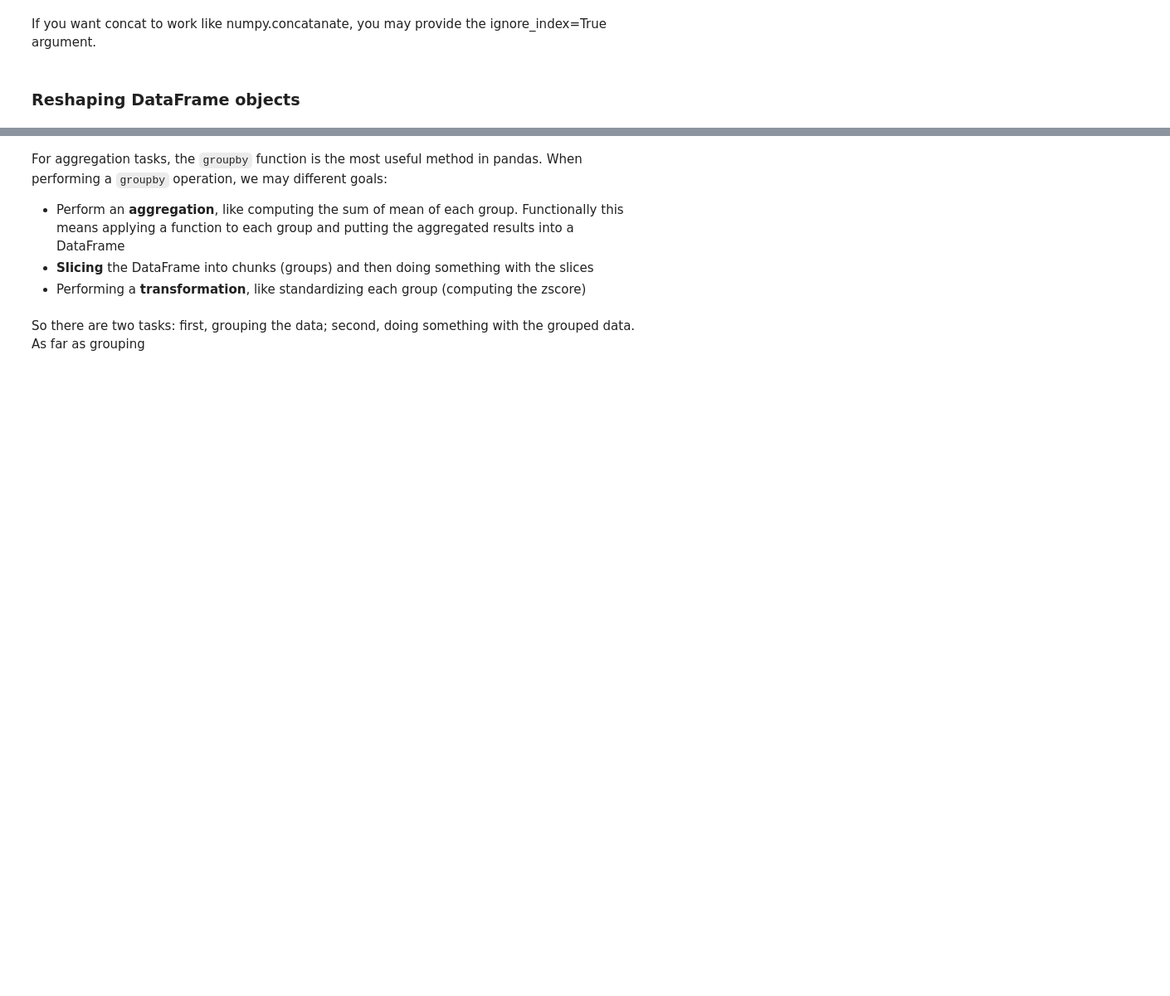
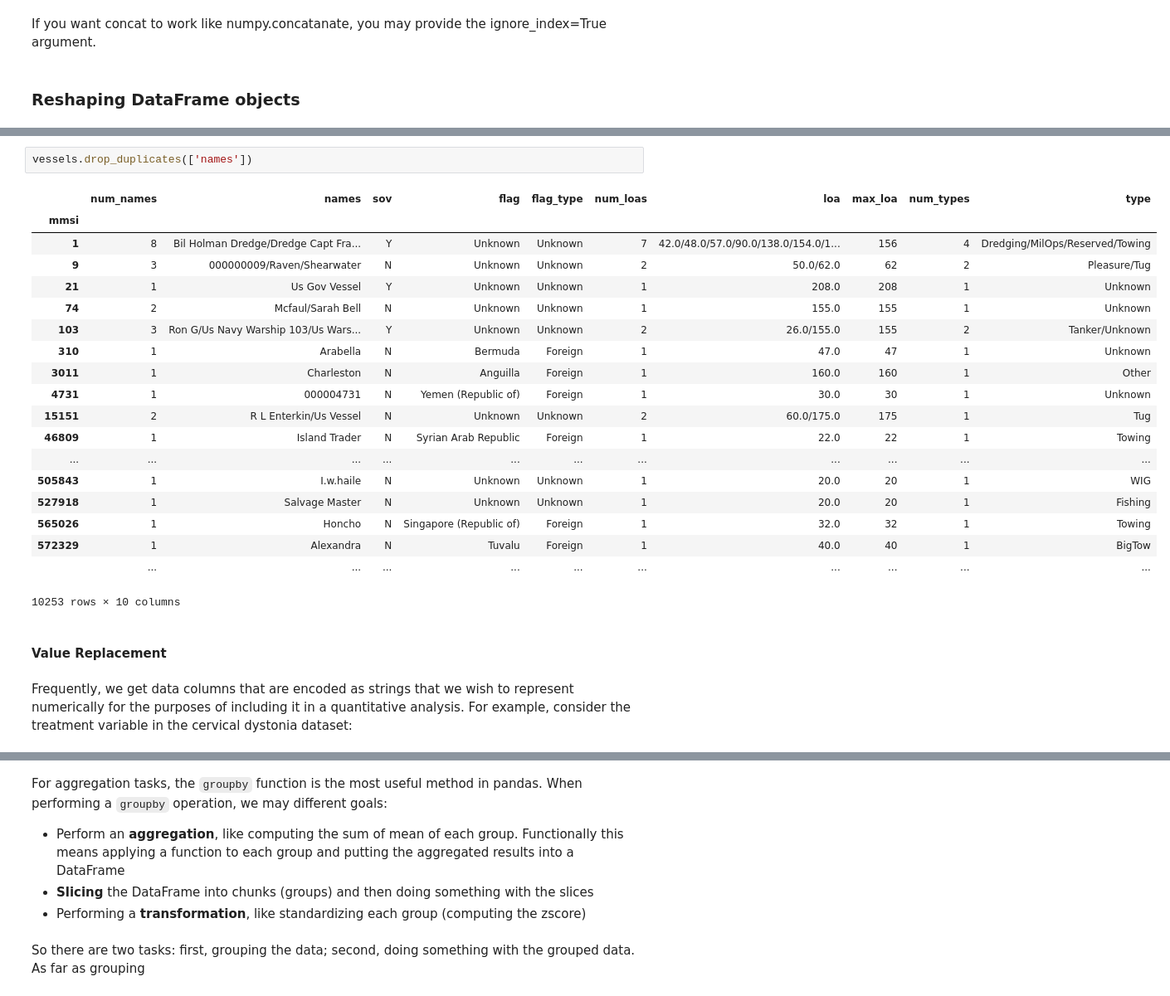
Before and after one commit to mawstr001/DS_HK_2, a Jupyter notebook: notebooks/04 - Databases.ipynb, the cells around one changed output, grey strips where cells are left out. Shown at 83% size. Drawn from its saved outputs; the diff is of its cells as text; blank space fills up the shorter version.

```diff
--- a/notebooks/04 - Databases.ipynb
+++ b/notebooks/04 - Databases.ipynb
@@ -1314,0 +1159,26 @@ If you want concat to work like numpy.concatanate, you may provide the ignore_in
+# %%
+vessels.drop_duplicates(['names'])
+# %% [output]
+|  | num_names | names | sov | flag | flag_type | num_loas | loa | max_loa | num_types | type |
+| mmsi |  |  |  |  |  |  |  |  |  |  |
+| 1 | 8 | Bil Holman Dredge/Dredge Capt Fra... | Y | Unknown | Unknown | 7 | 42.0/48.0/57.0/90.0/138.0/154.0/1... | 156 | 4 | Dredging/MilOps/Reserved/Towing |
+| 9 | 3 | 000000009/Raven/Shearwater | N | Unknown | Unknown | 2 | 50.0/62.0 | 62 | 2 | Pleasure/Tug |
+| 21 | 1 | Us Gov Vessel | Y | Unknown | Unknown | 1 | 208.0 | 208 | 1 | Unknown |
+| 74 | 2 | Mcfaul/Sarah Bell | N | Unknown | Unknown | 1 | 155.0 | 155 | 1 | Unknown |
+| 103 | 3 | Ron G/Us Navy Warship 103/Us Wars... | Y | Unknown | Unknown | 2 | 26.0/155.0 | 155 | 2 | Tanker/Unknown |
+| 310 | 1 | Arabella | N | Bermuda | Foreign | 1 | 47.0 | 47 | 1 | Unknown |
+| 3011 | 1 | Charleston | N | Anguilla | Foreign | 1 | 160.0 | 160 | 1 | Other |
+| 4731 | 1 | 000004731 | N | Yemen (Republic of) | Foreign | 1 | 30.0 | 30 | 1 | Unknown |
+| 15151 | 2 | R L Enterkin/Us Vessel | N | Unknown | Unknown | 2 | 60.0/175.0 | 175 | 1 | Tug |
+| 46809 | 1 | Island Trader | N | Syrian Arab Republic | Foreign | 1 | 22.0 | 22 | 1 | Towing |
+| ... | ... | ... | ... | ... | ... | ... | ... | ... | ... | ... |
+| 505843 | 1 | I.w.haile | N | Unknown | Unknown | 1 | 20.0 | 20 | 1 | WIG |
+| 527918 | 1 | Salvage Master | N | Unknown | Unknown | 1 | 20.0 | 20 | 1 | Fishing |
+| 565026 | 1 | Honcho | N | Singapore (Republic of) | Foreign | 1 | 32.0 | 32 | 1 | Towing |
+| 572329 | 1 | Alexandra | N | Tuvalu | Foreign | 1 | 40.0 | 40 | 1 | BigTow |
+|  | ... | ... | ... | ... | ... | ... | ... | ... | ... | ... |
+10253 rows × 10 columns
+# %% [markdown]
+#### Value Replacement
+# %% [markdown]
+Frequently, we get data columns that are encoded as strings that we wish to represent numerically for the purposes of including it in a quantitative analysis. For example, consider the treatment variable in the cervical dystonia dataset:
```
Also changed, not shown: parts of 134 cells of this notebook.
